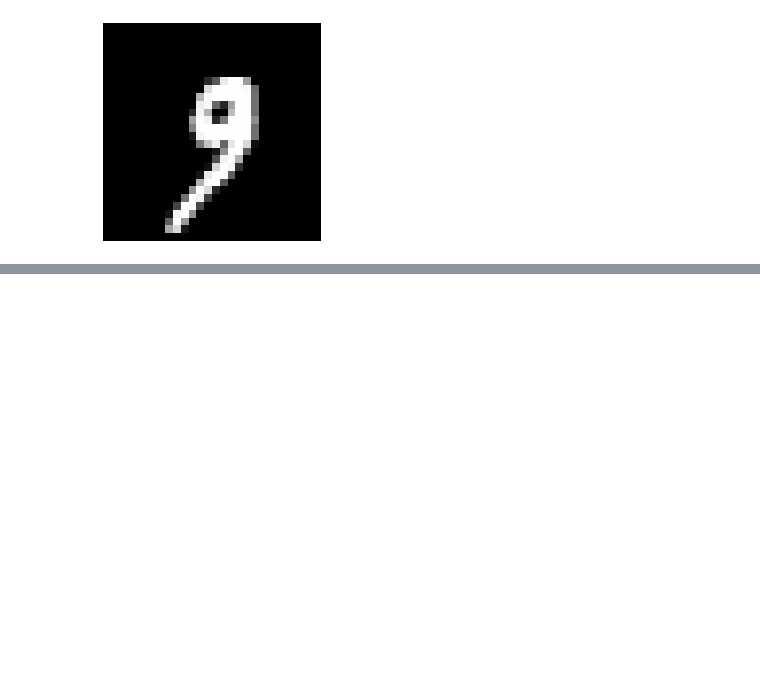
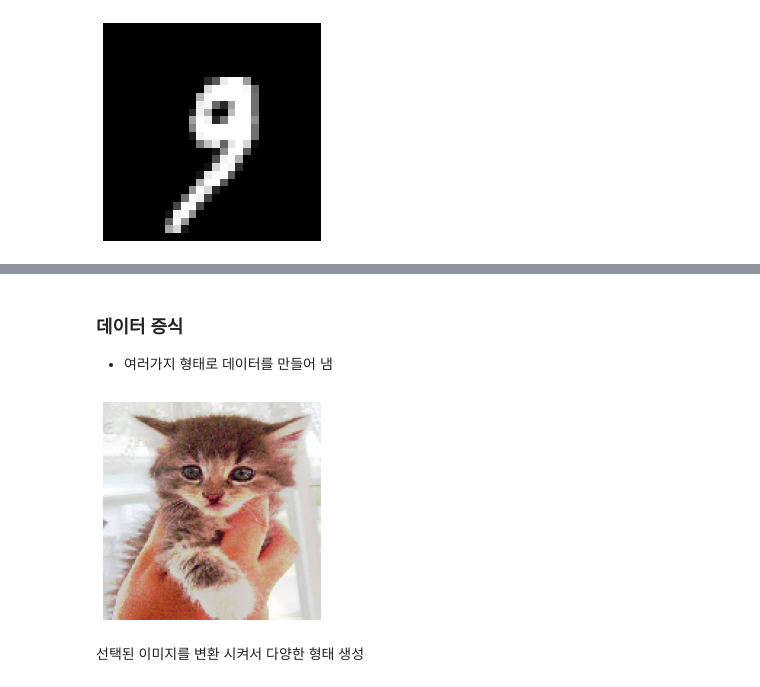
Before and after one commit to heewon330/TIL3, a Jupyter notebook: CNN_hw.ipynb, the cells around one changed output, grey strips where cells are left out. Saved outputs shown, nothing was run; the diff lists cells and outputs as text; code cells hidden in the pictures; blank space fills up the shorter version.

```diff
--- a/CNN_hw.ipynb
+++ b/CNN_hw.ipynb
@@ -327,0 +577,3 @@ plt.show()
+# %% [markdown]
+### 데이터 증식
+- 여러가지 형태로 데이터를 만들어 냄
@@ -327,0 +582,16 @@ plt.show()
+# %%
+# 모든 파일 목록 가져오기
+fnames = [ os.path.join(train_cat_path, fname) for fname in os.listdir(train_cat_path) ]
+print(fnames)
+# %%
+# 이미지 읽고 크기를 150 * 150으로 설정
+img_path = fnames[100]
+img = image.load_img( img_path, target_size=(150, 150) )
+# 원본 이미지
+plt.imshow(img)
+plt.axis('off')
+plt.show()
+# %% [output]
+[figure, added]
+# %% [markdown]
+선택된 이미지를 변환 시켜서 다양한 형태 생성
```
Also changed, not shown: parts of 60 cells of this notebook.
